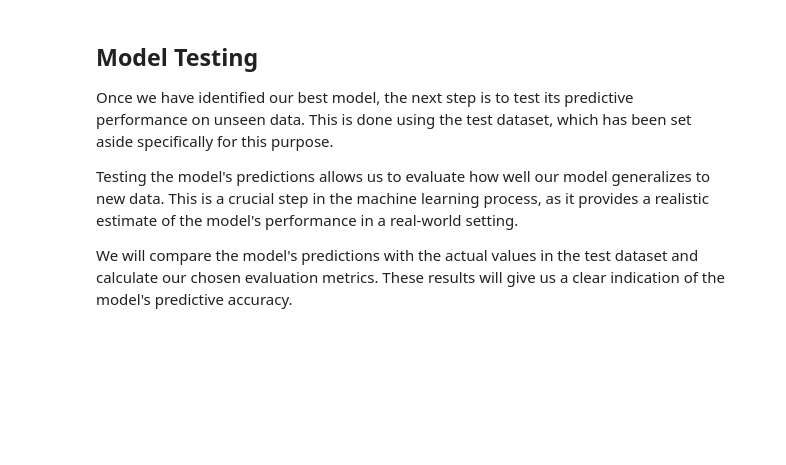
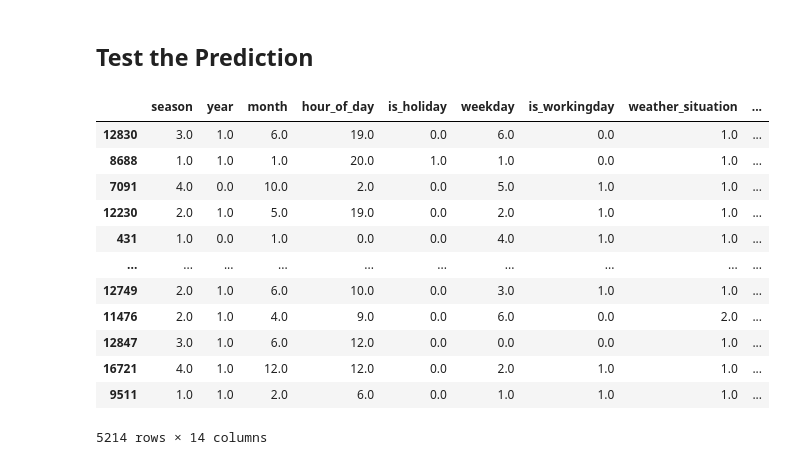
Before and after one commit to HPEEzmeral/ezua-tutorials, a Jupyter notebook: Data-Science/MLflow/bike-sharing-mlflow.ipynb, the cells around one changed output. Drawn from its saved outputs; the diff is of its cells as text; code cells hidden in the pictures; blank space fills up the shorter version.

```diff
--- a/Data-Science/MLflow/bike-sharing-mlflow.ipynb
+++ b/Data-Science/MLflow/bike-sharing-mlflow.ipynb
@@ -576,8 +443,0 @@ model_tree_visualization(best_model)
-# %% [markdown]
-## Model Testing
-
-Once we have identified our best model, the next step is to test its predictive performance on unseen data. This is done using the test dataset, which has been set aside specifically for this purpose.
-
-Testing the model's predictions allows us to evaluate how well our model generalizes to new data. This is a crucial step in the machine learning process, as it provides a realistic estimate of the model's performance in a real-world setting.
-
-We will compare the model's predictions with the actual values in the test dataset and calculate our chosen evaluation metrics. These results will give us a clear indication of the model's predictive accuracy.
@@ -584,13 +446,29 @@ We will compare the model's predictions with the actual values in the test datas
+# %% [markdown]
+## Test the Prediction
 # %%
 test_predictions = X_test.copy()
 # real output (rented_bikes) from test dataset
 test_predictions["rented_bikes"] = y_test
 
 # add "predicted_rented_bikes" from test dataset
 test_predictions["predicted_rented_bikes"] = best_model.predict(X_test).astype(int)
 
 # show results
-test_predictions.head()
+test_predictions
+# %% [output]
+|  | season | year | month | hour_of_day | is_holiday | weekday | is_workingday | weather_situation | ... |
+| 12830 | 3.0 | 1.0 | 6.0 | 19.0 | 0.0 | 6.0 | 0.0 | 1.0 | ... |
+| 8688 | 1.0 | 1.0 | 1.0 | 20.0 | 1.0 | 1.0 | 0.0 | 1.0 | ... |
+| 7091 | 4.0 | 0.0 | 10.0 | 2.0 | 0.0 | 5.0 | 1.0 | 1.0 | ... |
+| 12230 | 2.0 | 1.0 | 5.0 | 19.0 | 0.0 | 2.0 | 1.0 | 1.0 | ... |
+| 431 | 1.0 | 0.0 | 1.0 | 0.0 | 0.0 | 4.0 | 1.0 | 1.0 | ... |
+| ... | ... | ... | ... | ... | ... | ... | ... | ... | ... |
+| 12749 | 2.0 | 1.0 | 6.0 | 10.0 | 0.0 | 3.0 | 1.0 | 1.0 | ... |
+| 11476 | 2.0 | 1.0 | 4.0 | 9.0 | 0.0 | 6.0 | 0.0 | 2.0 | ... |
+| 12847 | 3.0 | 1.0 | 6.0 | 12.0 | 0.0 | 0.0 | 0.0 | 1.0 | ... |
+| 16721 | 4.0 | 1.0 | 12.0 | 12.0 | 0.0 | 2.0 | 1.0 | 1.0 | ... |
+| 9511 | 1.0 | 1.0 | 2.0 | 6.0 | 0.0 | 1.0 | 1.0 | 1.0 | ... |
+5214 rows × 14 columns
 # %%
 # plot truth vs prediction values
 test_predictions.plot(
```
Also changed, not shown: parts of 73 cells of this notebook, 1 other file.
